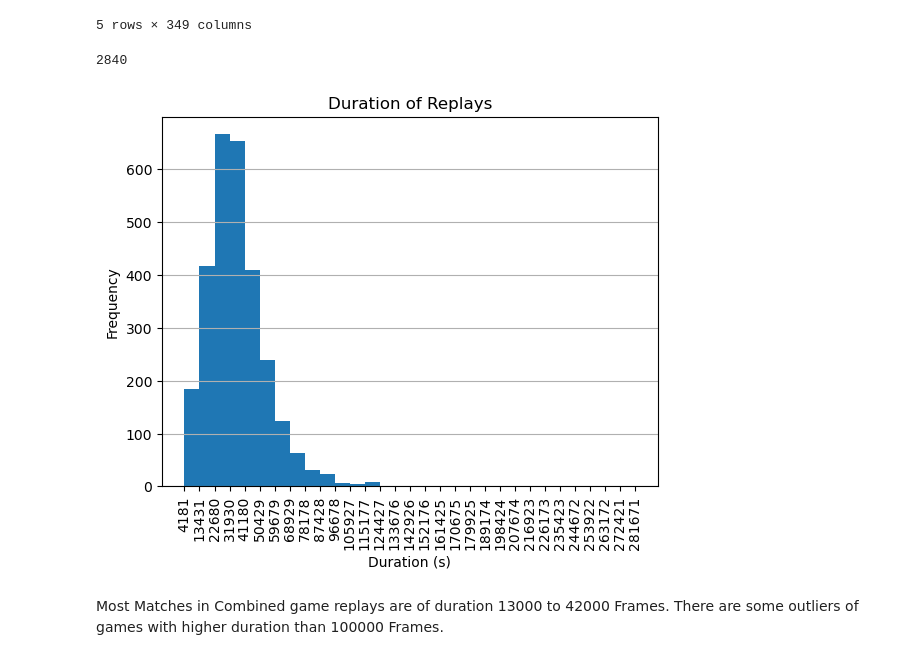
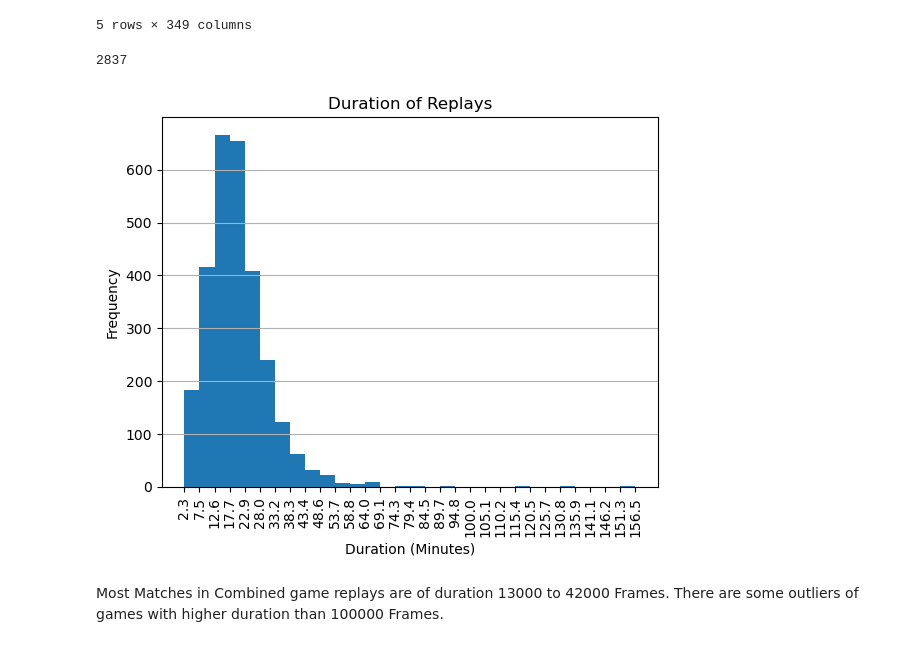
Before and after one commit to Abhinav-kk/StarCraft-Game-Outcome-Prediction, a Jupyter notebook: Project Notebooks/Dataset_Visualisation.ipynb, the cells around one changed output. Saved outputs shown, nothing was run; the diff lists cells and outputs as text; code cells hidden in the pictures.

Commit message:
Updated duration graph to minutes instead of frames

```diff
--- a/Project Notebooks/Dataset_Visualisation.ipynb
+++ b/Project Notebooks/Dataset_Visualisation.ipynb
@@ -230,7 +230,7 @@ import pandas as pd
 import numpy as np
 import matplotlib.pyplot as plt
 # %%
-data = pd.read_csv('../StarCraft_Combined_Dataset.csv')
+data = pd.read_csv('../Processed Datasets/StarCraft_Combined_Dataset.csv')
 # %%
 data.describe()
 # %% [output]
@@ -261,19 +261,19 @@ single_replays = data.groupby('ReplayID').last()
 num_replays = len(list(data.groupby('ReplayID')))
 num_replays
 # %% [output]
-2840
+2837
 # %%
 # Plotting Duration of Replays
-bin_edges = plt.hist(single_replays['Duration'], bins=30)[1]  # Returns bin edges
-plt.xlabel('Duration (s)')
+bin_edges = plt.hist(single_replays['Duration']/1800, bins=30)[1]  # Returns bin edges
+plt.xlabel('Duration (Minutes)')
 plt.ylabel('Frequency')
 plt.title('Duration of Replays')
 plt.grid(axis='y')  # Add grid lines for y-axis
 # Set x-ticks to bin edges - for clarity, you might want to only display a subset of these
 plt.xticks(bin_edges, rotation=90)
 plt.show()
 # %% [output]
-[figure, old version]
+[figure, new version]
 # %% [markdown]
 Most Matches in Combined game replays are of duration 13000 to 42000 Frames.
 There are some outliers of games with higher duration than 100000 Frames.
```
Also changed, not shown: parts of 2 cells of this notebook.
